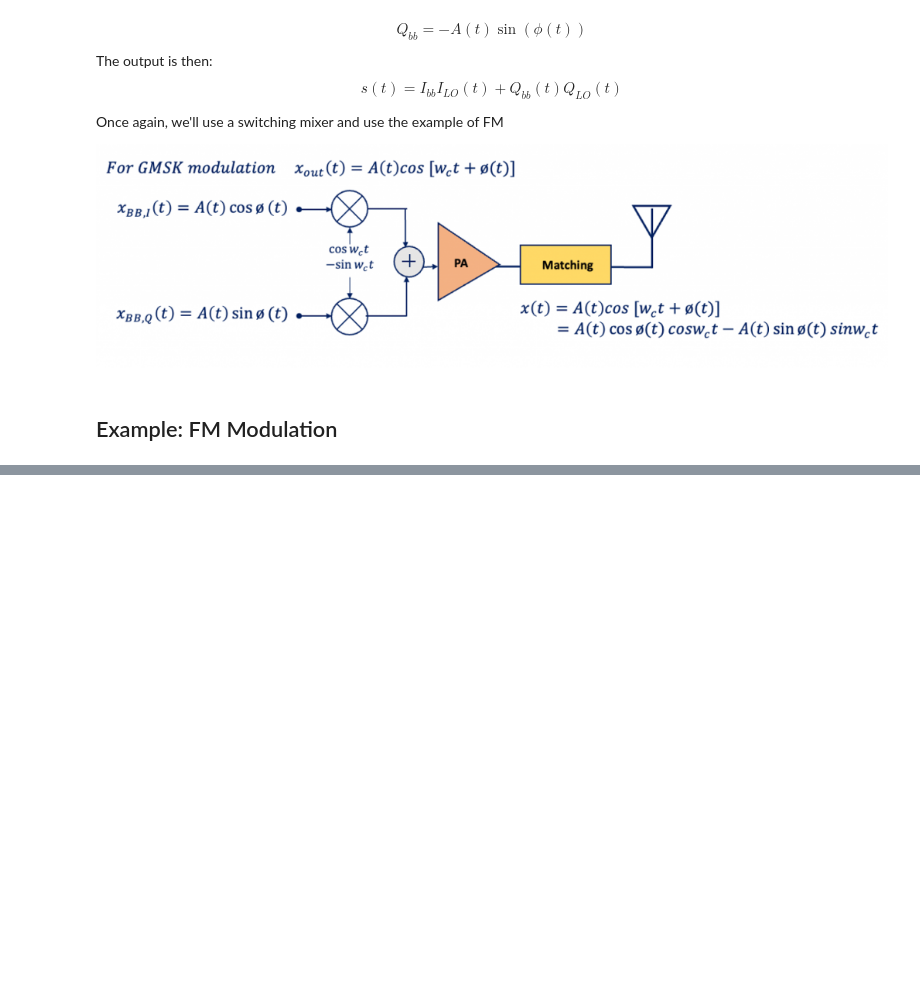
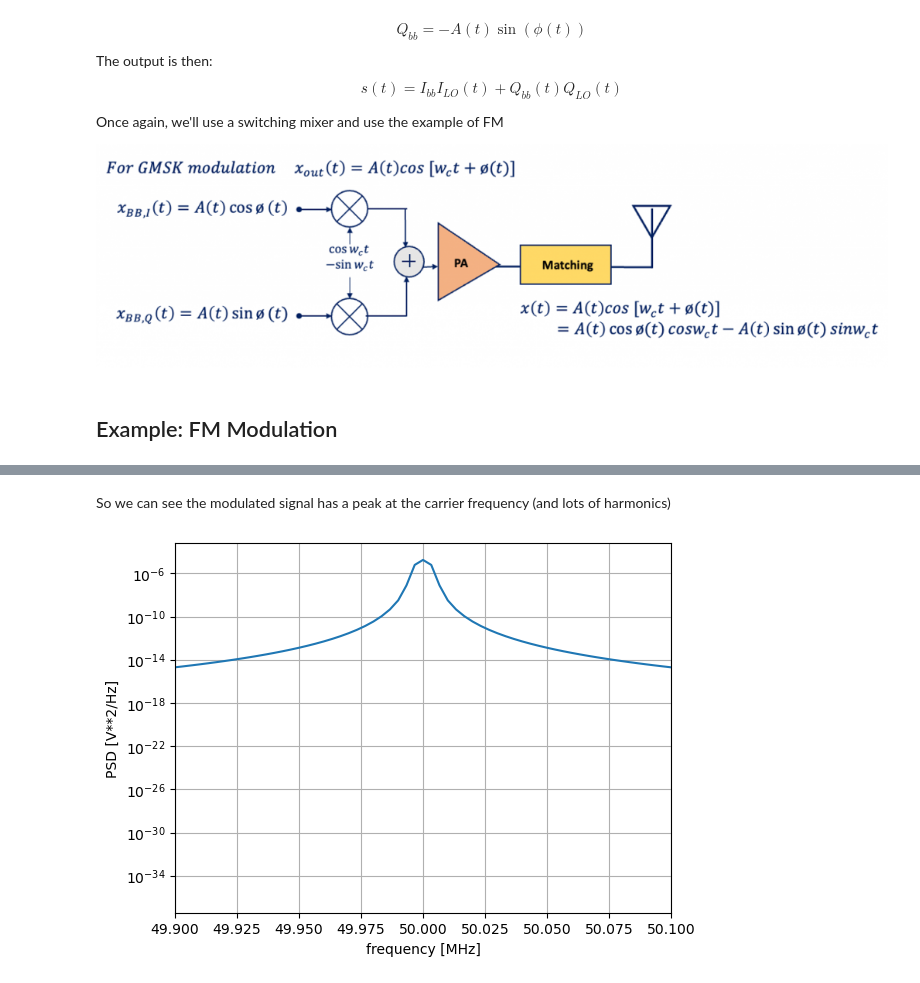
Before and after one commit to tmolteno/zl4aa, a Jupyter notebook: sdr/model/Transmission.ipynb, the cells around one changed output, grey strips where cells are left out. Saved outputs shown, nothing was run; the diff lists cells and outputs as text; code cells hidden in the pictures; blank space fills up the shorter version.

```diff
--- a/sdr/model/Transmission.ipynb
+++ b/sdr/model/Transmission.ipynb
@@ -33,0 +72,10 @@ Once again, we'll use a switching mixer and use the example of FM
+# %% [markdown]
+So we can see the modulated signal has a peak at the carrier frequency (and lots of harmonics)
+# %%
+plt.semilogy(f/1e6, Pxx_den);
+plt.xlabel('frequency [MHz]');
+plt.ylabel('PSD [V**2/Hz]');
+plt.xlim([49.9, 50.1])
+plt.grid()
+# %% [output]
+[figure, added]
```
Also changed, not shown: parts of 7 cells of this notebook.
